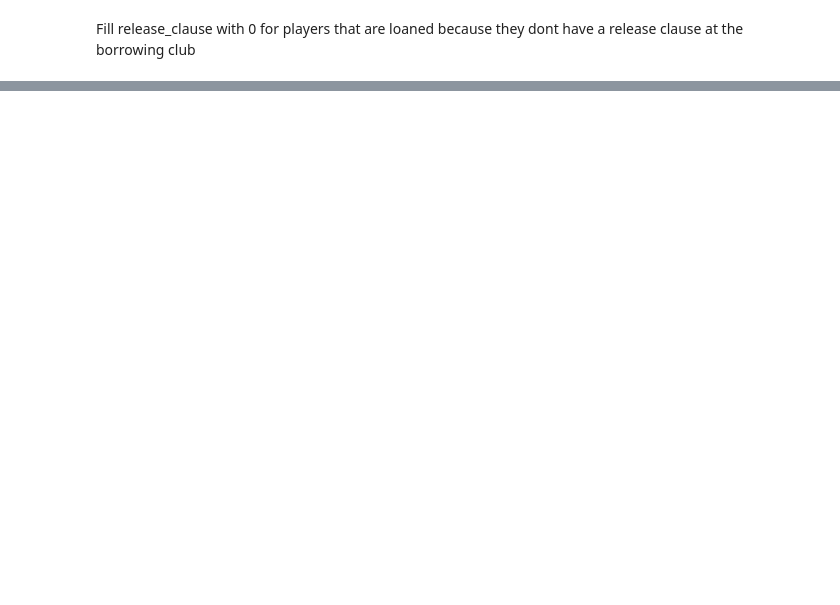
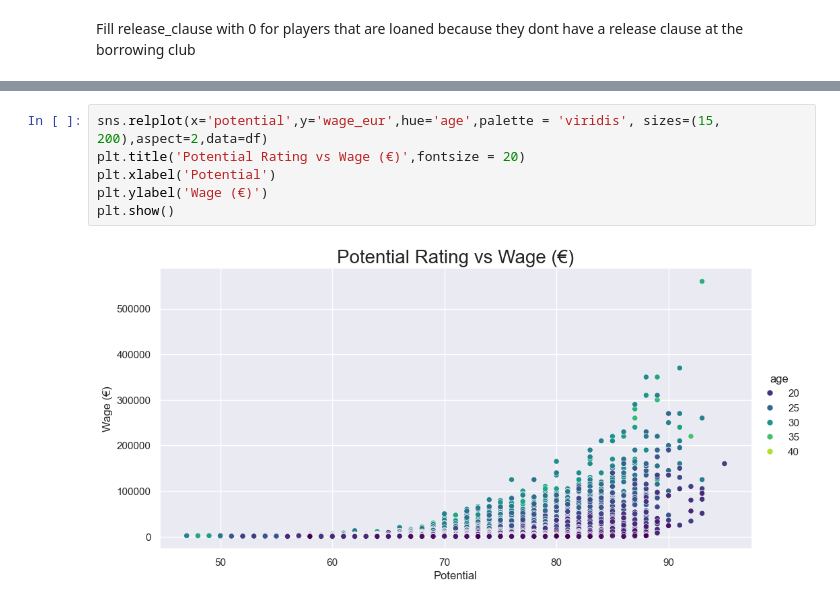
Before and after one commit to CDCSteki/data-science-internship, a Jupyter notebook: notebooks/week1_data_exploration.ipynb, the cells around one changed output, grey strips where cells are left out. Saved outputs shown, nothing was run; the diff lists cells and outputs as text; blank space fills up the shorter version.

```diff
--- a/notebooks/week1_data_exploration.ipynb
+++ b/notebooks/week1_data_exploration.ipynb
@@ -250,0 +237,8 @@ dtype: int64
+# %%
+sns.relplot(x='potential',y='wage_eur',hue='age',palette = 'viridis', sizes=(15, 200),aspect=2,data=df)
+plt.title('Potential Rating vs Wage (€)',fontsize = 20)
+plt.xlabel('Potential')
+plt.ylabel('Wage (€)')
+plt.show()
+# %% [output]
+[figure, added]
```
Also changed, not shown: parts of 25 cells of this notebook, 2 other files.
